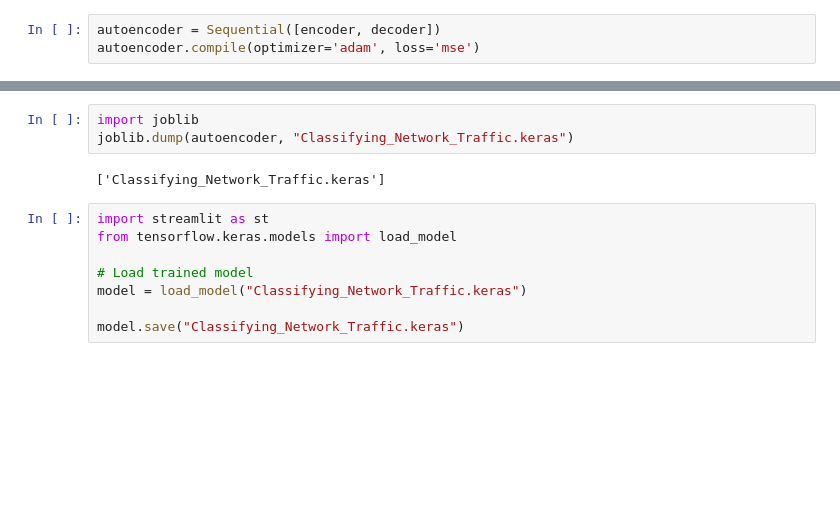
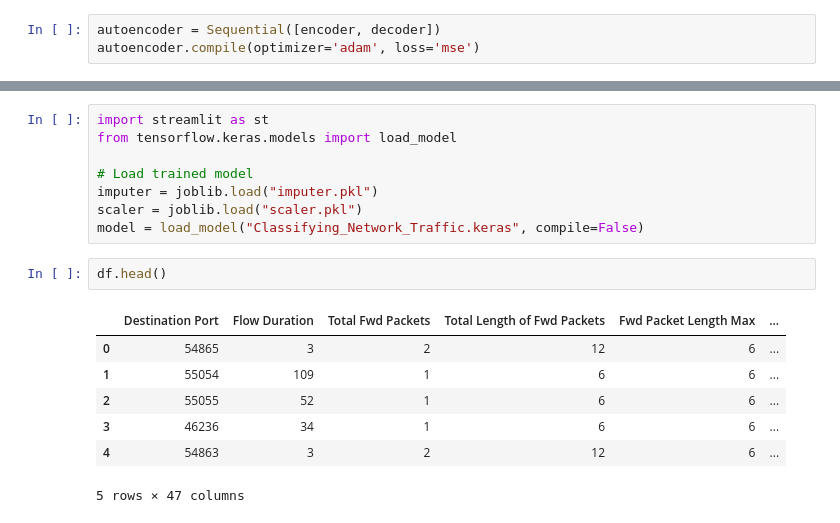
Before and after one commit to Jai245/Classifying_Network_Traffic, a Jupyter notebook: Classifying_Network_Traffic.ipynb, the cells around one changed output, grey strips where cells are left out. Saved outputs shown, nothing was run; the diff lists cells and outputs as text; blank space fills up the shorter version.

```diff
--- a/Classifying_Network_Traffic.ipynb
+++ b/Classifying_Network_Traffic.ipynb
@@ -496,14 +543,19 @@ shap.summary_plot(shap_values, X_test_sample)
-# %%
-import joblib
-joblib.dump(autoencoder, "Classifying_Network_Traffic.keras")
-# %% [output]
-['Classifying_Network_Traffic.keras']
 # %%
 import streamlit as st
 from tensorflow.keras.models import load_model
 
 # Load trained model
-model = load_model("Classifying_Network_Traffic.keras")
-
-model.save("Classifying_Network_Traffic.keras")
+imputer = joblib.load("imputer.pkl")
+scaler = joblib.load("scaler.pkl")
+model = load_model("Classifying_Network_Traffic.keras", compile=False)
+# %%
+df.head()
+# %% [output]
+|  | Destination Port | Flow Duration | Total Fwd Packets | Total Length of Fwd Packets | Fwd Packet Length Max | ... |
+| 0 | 54865 | 3 | 2 | 12 | 6 | ... |
+| 1 | 55054 | 109 | 1 | 6 | 6 | ... |
+| 2 | 55055 | 52 | 1 | 6 | 6 | ... |
+| 3 | 46236 | 34 | 1 | 6 | 6 | ... |
+| 4 | 54863 | 3 | 2 | 12 | 6 | ... |
+5 rows × 47 columns
 # %%
```
Also changed, not shown: parts of 7 cells of this notebook, 1 other file.
